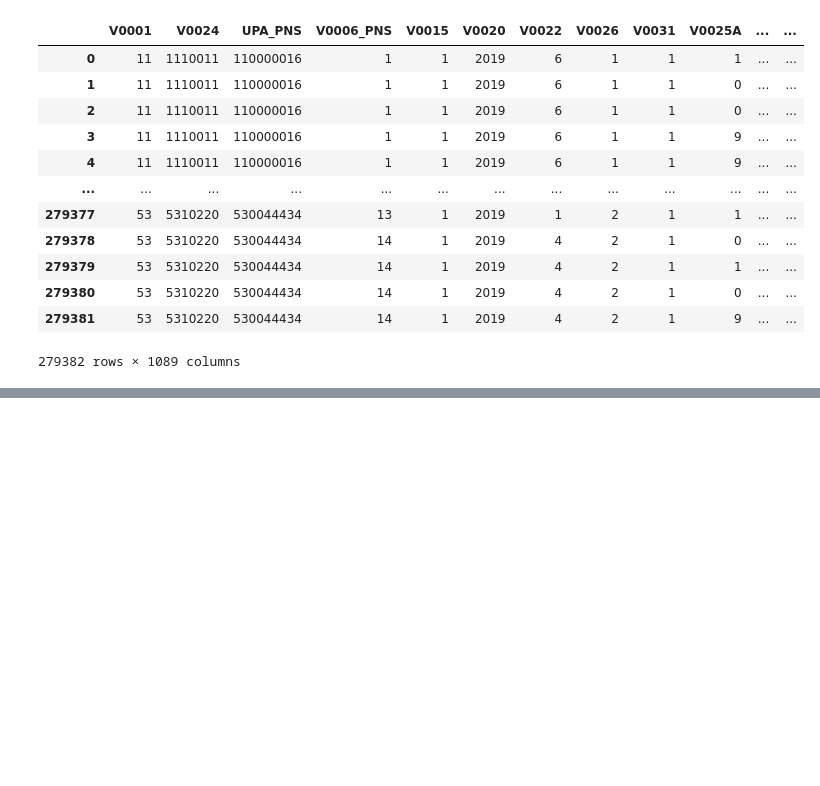
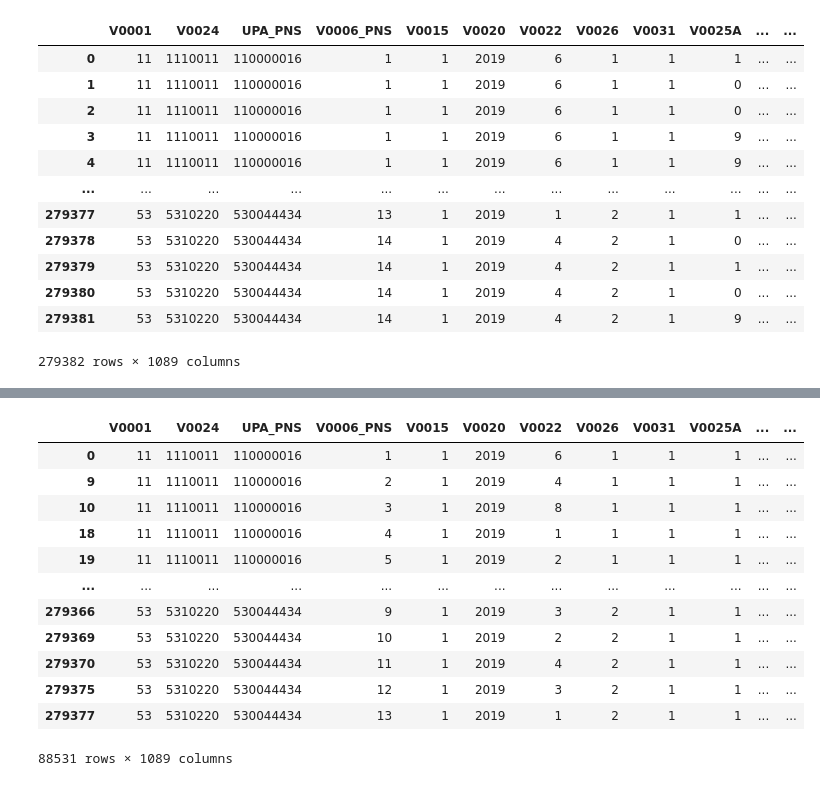
Before and after one commit to cassioHilario/DomHelder, a Jupyter notebook: DataScience/article/test.ipynb, the cells around one changed output, grey strips where cells are left out. Saved outputs shown, nothing was run; the diff lists cells and outputs as text; code cells hidden in the pictures; blank space fills up the shorter version.

```diff
--- a/DataScience/article/test.ipynb
+++ b/DataScience/article/test.ipynb
@@ -55,3 +55,20 @@ dicionario.loc[0:10]
 | 10 | 1 | 2 | V0001 | nº | Unidade da Federação | 17 | Tocantins |
 # %%
 dicionario.to_csv('Dicionario/PNS2019.csv', encoding='utf-8')
+# %%
+v = read_parquet[~read_parquet['V001'].isnull()]
+v
+# %% [output]
+|  | V0001 | V0024 | UPA_PNS | V0006_PNS | V0015 | V0020 | V0022 | V0026 | V0031 | V0025A | ... | ... |
+| 0 | 11 | 1110011 | 110000016 | 1 | 1 | 2019 | 6 | 1 | 1 | 1 | ... | ... |
+| 9 | 11 | 1110011 | 110000016 | 2 | 1 | 2019 | 4 | 1 | 1 | 1 | ... | ... |
+| 10 | 11 | 1110011 | 110000016 | 3 | 1 | 2019 | 8 | 1 | 1 | 1 | ... | ... |
+| 18 | 11 | 1110011 | 110000016 | 4 | 1 | 2019 | 1 | 1 | 1 | 1 | ... | ... |
+| 19 | 11 | 1110011 | 110000016 | 5 | 1 | 2019 | 2 | 1 | 1 | 1 | ... | ... |
+| ... | ... | ... | ... | ... | ... | ... | ... | ... | ... | ... | ... | ... |
+| 279366 | 53 | 5310220 | 530044434 | 9 | 1 | 2019 | 3 | 2 | 1 | 1 | ... | ... |
+| 279369 | 53 | 5310220 | 530044434 | 10 | 1 | 2019 | 2 | 2 | 1 | 1 | ... | ... |
+| 279370 | 53 | 5310220 | 530044434 | 11 | 1 | 2019 | 4 | 2 | 1 | 1 | ... | ... |
+| 279375 | 53 | 5310220 | 530044434 | 12 | 1 | 2019 | 3 | 2 | 1 | 1 | ... | ... |
+| 279377 | 53 | 5310220 | 530044434 | 13 | 1 | 2019 | 1 | 2 | 1 | 1 | ... | ... |
+88531 rows × 1089 columns
```
Also changed, not shown: parts of 1 cell of this notebook, 3 other files.
